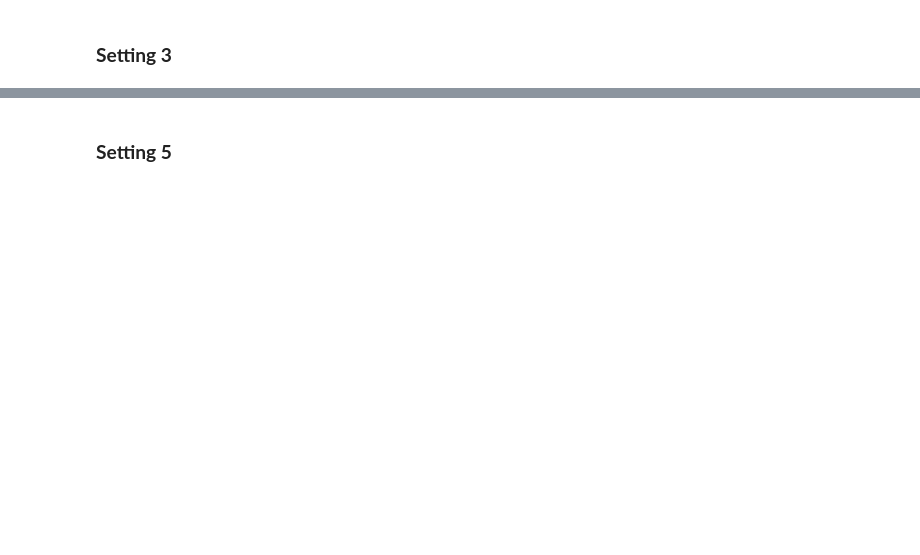
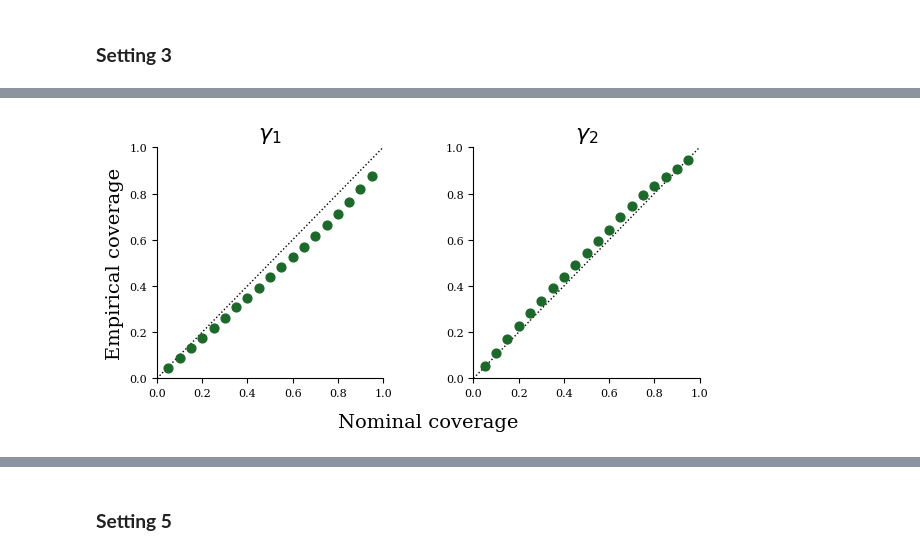
Before and after one commit to prob-ml/blissWL, a Jupyter notebook: images_to_maps/descwl/results/credibleintervals.ipynb, the cells around one changed output, grey strips where cells are left out. Saved outputs shown, nothing was run; the diff lists cells and outputs as text; code cells hidden in the pictures; blank space fills up the shorter version.

Commit message:
Update descwl results for settings 1-5

```diff
--- a/images_to_maps/descwl/results/credibleintervals.ipynb
+++ b/images_to_maps/descwl/results/credibleintervals.ipynb
@@ -352,0 +355,18 @@ plot_credible_intervals(
+# %%
+setting4 = torch.load("npe_credible_intervals_setting4.pt", weights_only=False)
+
+confidence_levels = setting4["confidence_levels"]
+shear1_true = setting4["shear1_true"]
+shear2_true = setting4["shear2_true"]
+shear1_ci_lower = setting4["shear1_ci_lower"]
+shear1_ci_upper = setting4["shear1_ci_upper"]
+shear2_ci_lower = setting4["shear2_ci_lower"]
+shear2_ci_upper = setting4["shear2_ci_upper"]
+
+shear1_coverage_probs = compute_coverage_probs(shear1_true, shear1_ci_lower, shear1_ci_upper)
+shear2_coverage_probs = compute_coverage_probs(shear2_true, shear2_ci_lower, shear2_ci_upper)
+
+for i, ci in enumerate(confidence_levels):
+    print(
+        f"Confidence level: {ci:.2f}, Shear 1: {shear1_coverage_probs[i]:.4f}, Shear 2: {shear2_coverage_probs[i]:.4f}"
+    )
@@ -352,0 +393,7 @@ plot_credible_intervals(
+# %%
+plot_coverage_probs(
+    confidence_levels, shear1_coverage_probs, shear2_coverage_probs,
+    save_path="figures/npe_coverageprobs_setting4.png"
+)
+# %% [output]
+[figure, added]
```
Also changed, not shown: parts of 15 cells of this notebook, 1 other file.
